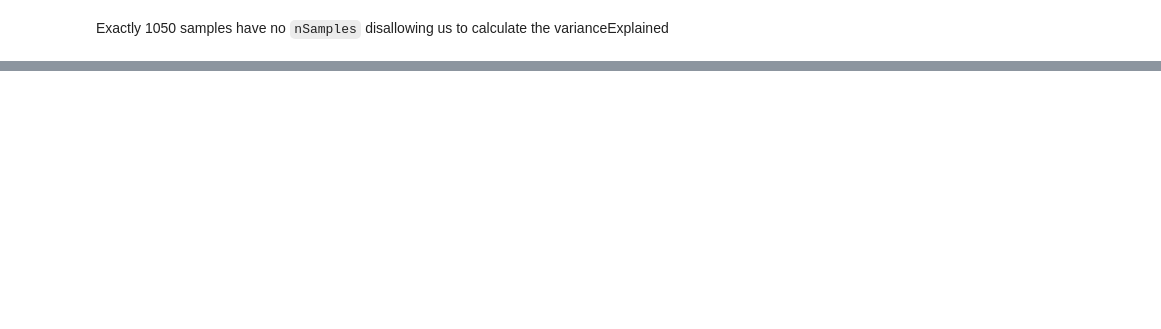
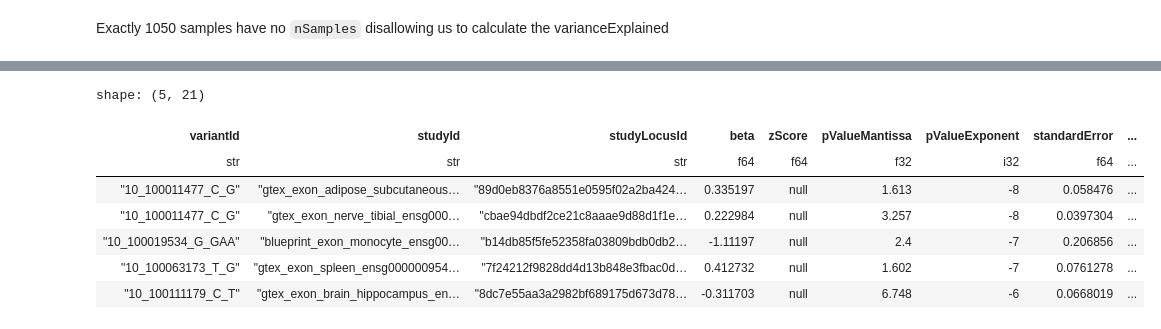
Before and after one commit to opentargets/Gentropy-manuscript, a Jupyter notebook: chapters/variant_effect_prediction/02_variance_explained.ipynb, the cells around one changed output, grey strips where cells are left out. Drawn from its saved outputs; the diff is of its cells as text; code cells hidden in the pictures; blank space fills up the shorter version.

```diff
--- a/chapters/variant_effect_prediction/02_variance_explained.ipynb
+++ b/chapters/variant_effect_prediction/02_variance_explained.ipynb
@@ -51,0 +146,11 @@ Exactly 1050 samples have no `nSamples` disallowing us to calculate the variance
+# %%
+# plot est beta vs maf
+
+import seaborn as sns
+
+df2 = pl.read_parquet("lead-maf-vep-rescaled-beta-ve.parquet")
+
+data = df2.select(
+    pl.col("majorPopulationMAF"), pl.col("rescaledStatistics").struct.field("estimatedBeta").abs(), pl.col("studyType")
+).filter(pl.col("estimatedBeta") < 5)
+sns.scatterplot(data, x="majorPopulationMAF", y="estimatedBeta", alpha=0.01)
@@ -51,0 +160,11 @@ Exactly 1050 samples have no `nSamples` disallowing us to calculate the variance
+# %%
+df2.head()
+# %% [output]
+shape: (5, 21)
+| variantId | studyId | studyLocusId | beta | zScore | pValueMantissa | pValueExponent | standardError | ... |
+| str | str | str | f64 | f64 | f32 | i32 | f64 | ... |
+| "10_100011477_C_G" | "gtex_exon_adipose_subcutaneous… | "89d0eb8376a8551e0595f02a2ba424… | 0.335197 | null | 1.613 | -8 | 0.058476 | ... |
+| "10_100011477_C_G" | "gtex_exon_nerve_tibial_ensg000… | "cbae94dbdf2ce21c8aaae9d88d1f1e… | 0.222984 | null | 3.257 | -8 | 0.0397304 | ... |
+| "10_100019534_G_GAA" | "blueprint_exon_monocyte_ensg00… | "b14db85f5fe52358fa03809bdb0db2… | -1.11197 | null | 2.4 | -7 | 0.206856 | ... |
+| "10_100063173_T_G" | "gtex_exon_spleen_ensg000000954… | "7f24212f9828dd4d13b848e3fbac0d… | 0.412732 | null | 1.602 | -7 | 0.0761278 | ... |
+| "10_100111179_C_T" | "gtex_exon_brain_hippocampus_en… | "8dc7e55aa3a2982bf689175d673d78… | -0.311703 | null | 6.748 | -6 | 0.0668019 | ... |
```
Also changed, not shown: parts of 15 cells of this notebook, 2 other files.
